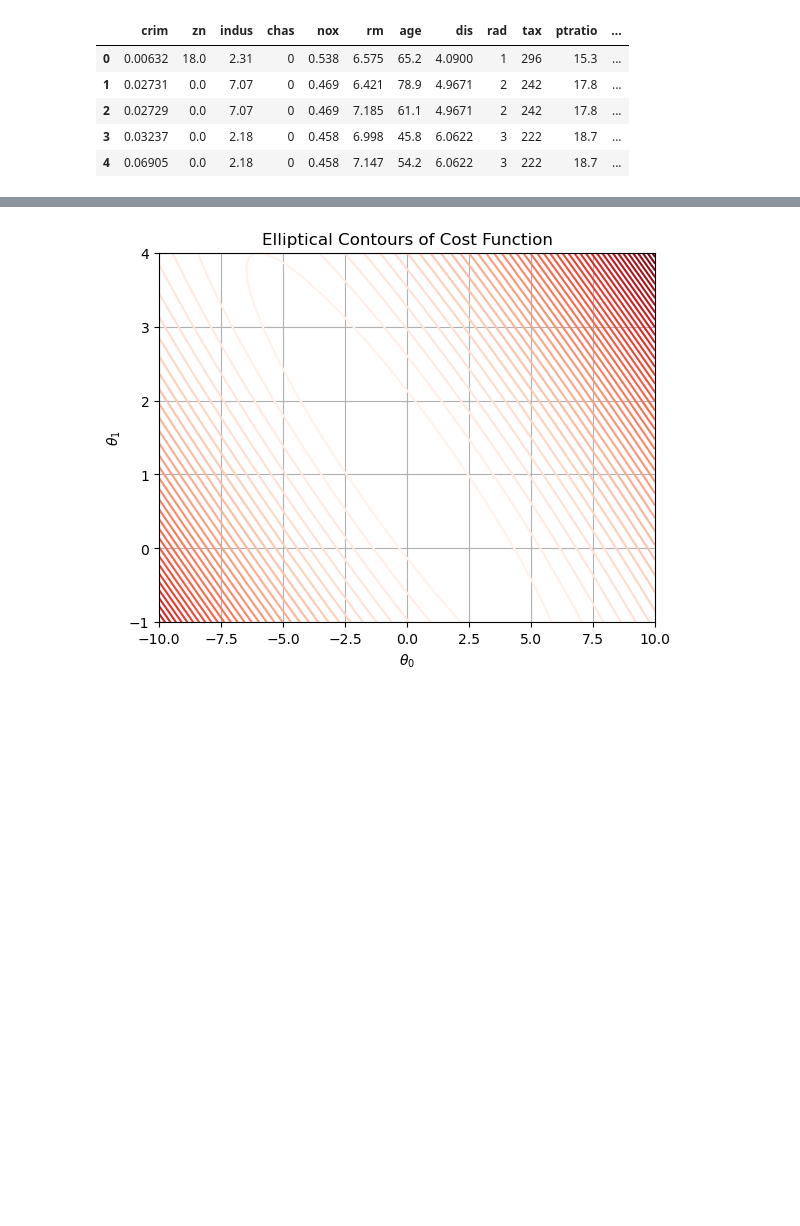
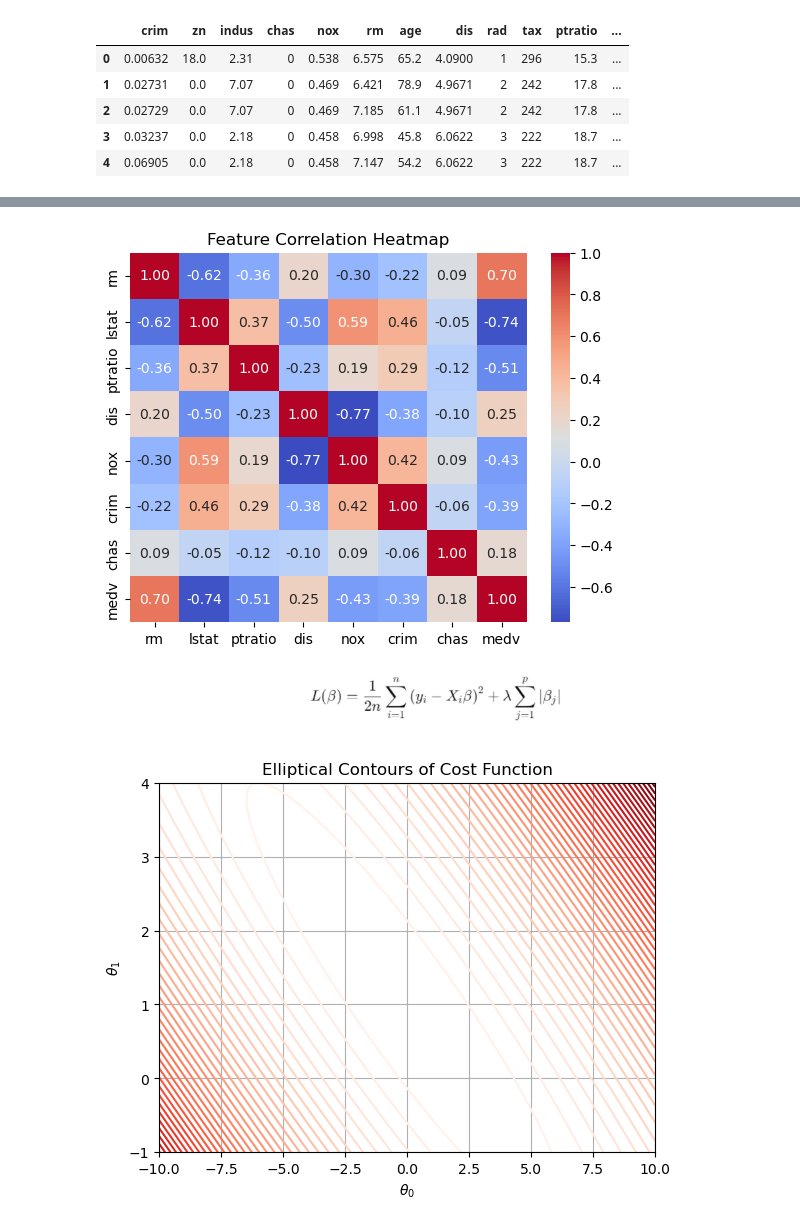
Before and after one commit to manthanawgan/Machine-Learning, a Jupyter notebook: supervised-learning/regression/lasso_regression.ipynb, the cells around one changed output, grey strips where cells are left out. Cells and saved outputs as stored; diff of their text form; code cells hidden in the pictures; blank space fills up the shorter version.

```diff
--- a/supervised-learning/regression/lasso_regression.ipynb
+++ b/supervised-learning/regression/lasso_regression.ipynb
@@ -44,0 +61,13 @@ df.drop(columns=['rad'])
+# %%
+import numpy as np
+
+features = ['rm', 'lstat', 'ptratio', 'dis', 'nox', 'crim', 'chas']
+
+corr = df[features + ['medv']].corr()
+sns.heatmap(corr, annot=True, cmap='coolwarm', fmt=".2f")
+plt.title("Feature Correlation Heatmap")
+plt.show()
+# %% [output]
+[figure, added]
+# %% [markdown]
+![image-2.png](attachment:image-2.png)
```
Also changed, not shown: parts of 4 cells of this notebook.
